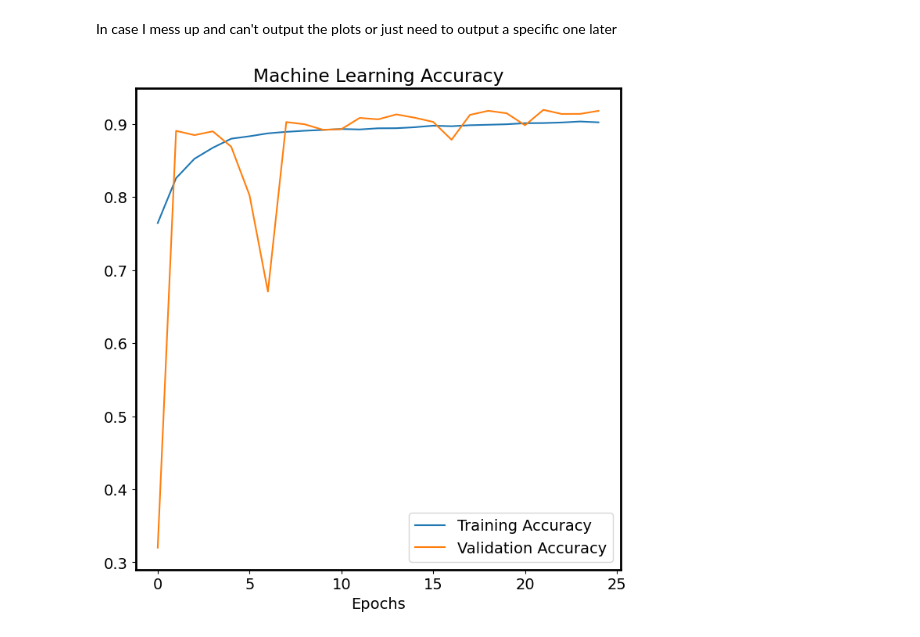
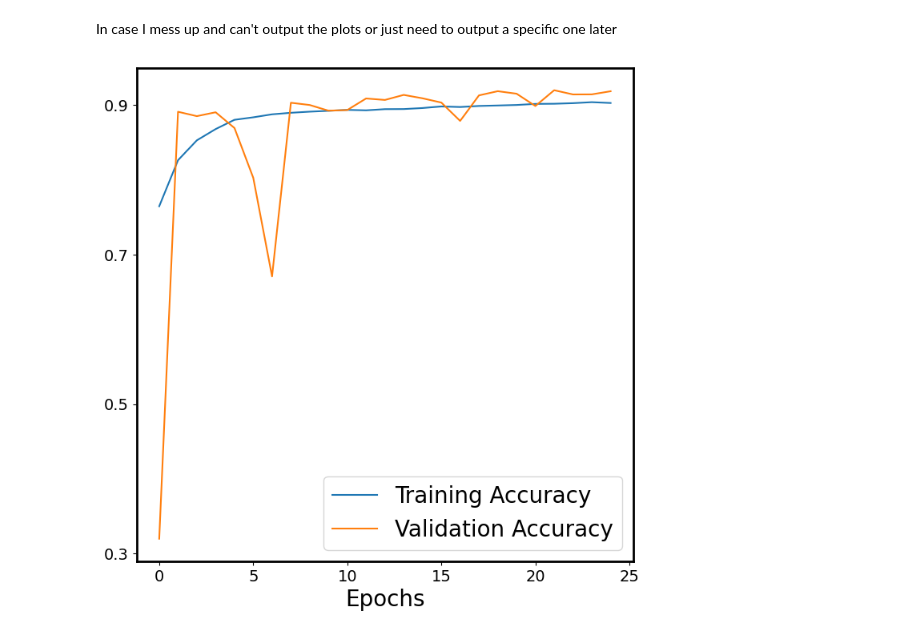
Before and after one commit to ZefCo/Thesis, a Jupyter notebook: ML/MissingPlots.ipynb, the cells around one changed output. Saved outputs shown, nothing was run; the diff lists cells and outputs as text; code cells hidden in the pictures.

```diff
--- a/ML/MissingPlots.ipynb
+++ b/ML/MissingPlots.ipynb
@@ -47,33 +47,35 @@ new_folder_path = cwd.parent / "FractalDimension" / "TE_Images_ForPaper" / "ML_G
 # %%
 history_data = pandas.read_csv(str(version_dir / "ModelSteps.csv"))
 # pandas.DataFrame(history_data).to_csv(str(version_dir / "ModelSteps.csv"))
 
 history_data = history_data[:max_epochs]
 
 fig, ax = plt.subplots()
 fig.set_size_inches(8, 8)
 plt.rc("font", size = 14)
 
 
 
 
 # plt.plot(history_data["loss"])
 # plt.plot(history_data["val_loss"])
 # plt.xlabel("Epochs")
 # plt.legend(["Loss", "Valid Loss"])
 # plt.ylim(top = 10, bottom = 0)
 # plt.savefig(str(new_folder_path / "Loss_Graph.png"))
 
 # plt.close()
 
 plt.rc('axes', linewidth=2)
 # ax.set_aspect('equal')
 plt.plot(history_data["categorical_accuracy"])
 plt.plot(history_data["val_categorical_accuracy"])
-plt.xlabel("Epochs")
-plt.legend(["Training Accuracy", "Validation Accuracy"])
-plt.title("Machine Learning Accuracy")
+plt.xlabel("Epochs", fontsize = 20)
+plt.legend(["Training Accuracy", "Validation Accuracy"], prop = {"size": 20})
+plt.yticks([0.3, 0.5, 0.7, 0.9])
+
+# plt.title("Machine Learning Accuracy")
 # plt.show()
-plt.savefig(str(new_folder_path / "Accuracy_Graph.png"))
+plt.savefig(str(new_folder_path / "Accuracy_Graph_v2.png"))
 # %% [output]
-[figure, old version]
+[figure, new version]
```
Also changed, not shown: 30 other files.
